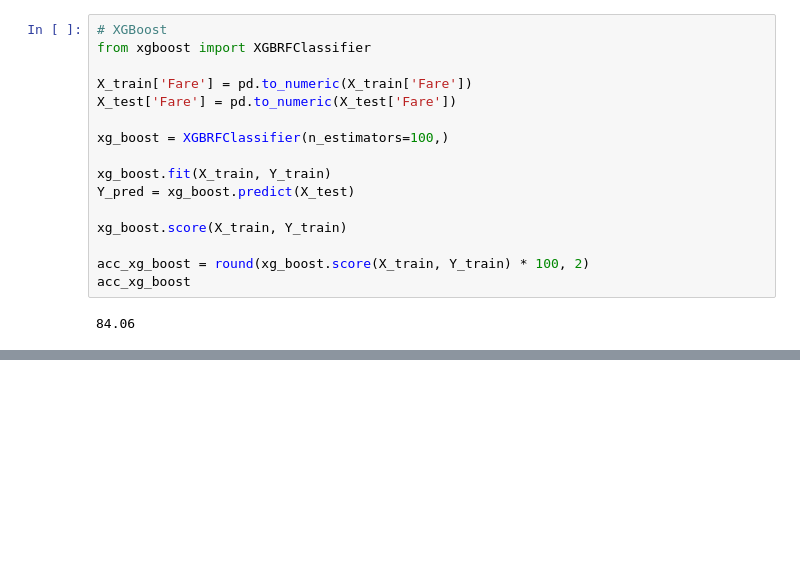
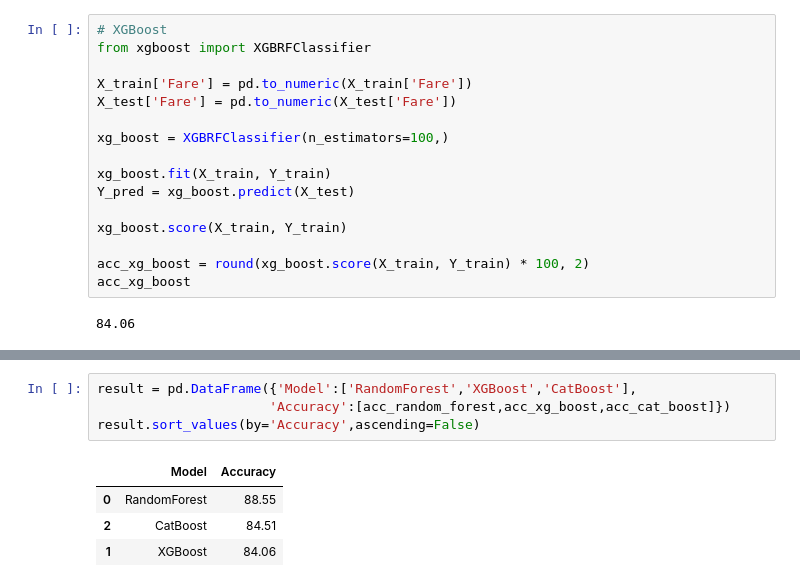
Before and after one commit to MKBD0102/Study, a Jupyter notebook: TitanicPractice_M.ipynb, the cells around one changed output, grey strips where cells are left out. Saved outputs shown, nothing was run; the diff lists cells and outputs as text; blank space fills up the shorter version.

```diff
--- a/TitanicPractice_M.ipynb
+++ b/TitanicPractice_M.ipynb
@@ -764 +764,10 @@ Learning rate set to 0.081009
 84.51
+# %%
+result = pd.DataFrame({'Model':['RandomForest','XGBoost','CatBoost'],
+                      'Accuracy':[acc_random_forest,acc_xg_boost,acc_cat_boost]})
+result.sort_values(by='Accuracy',ascending=False)
+# %% [output]
+|  | Model | Accuracy |
+| 0 | RandomForest | 88.55 |
+| 2 | CatBoost | 84.51 |
+| 1 | XGBoost | 84.06 |
```
Also changed, not shown: parts of 1 cell of this notebook.
